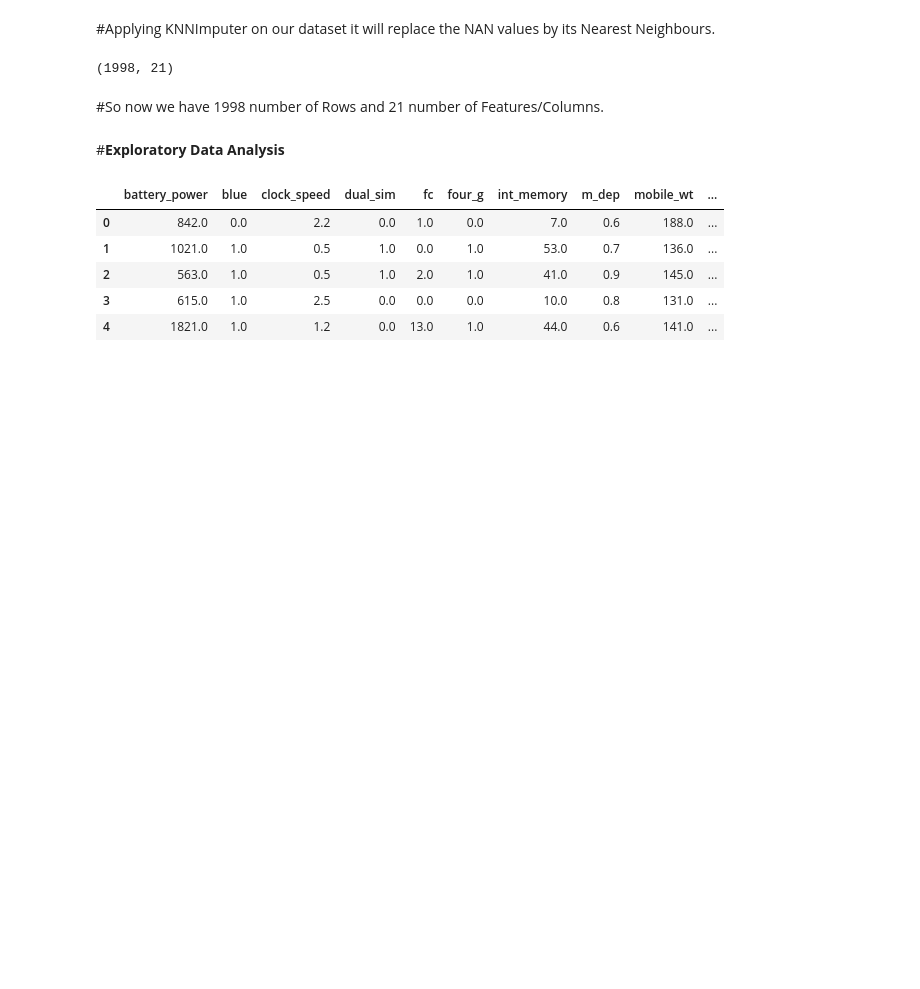
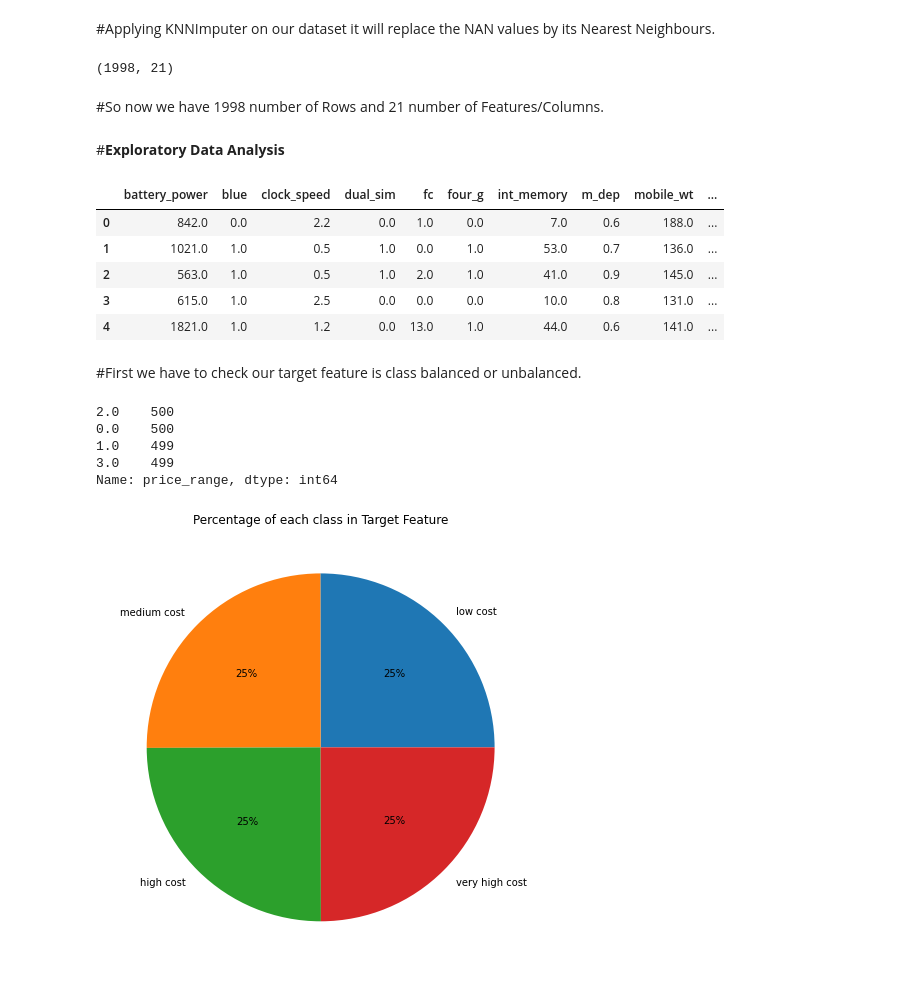
Before and after one commit to Lovejeet-Singh-31/Mobile-Price-Range-Prediction, a Jupyter notebook: Mobile_Price_Range_Prediction.ipynb, the cells around one changed output. Cells and saved outputs as stored; diff of their text form; code cells hidden in the pictures; blank space fills up the shorter version.

```diff
--- a/Mobile_Price_Range_Prediction.ipynb
+++ b/Mobile_Price_Range_Prediction.ipynb
@@ -253,3 +254,23 @@ mobile_df.head()
 | 2 | 563.0 | 1.0 | 0.5 | 1.0 | 2.0 | 1.0 | 41.0 | 0.9 | 145.0 | ... |
 | 3 | 615.0 | 1.0 | 2.5 | 0.0 | 0.0 | 0.0 | 10.0 | 0.8 | 131.0 | ... |
 | 4 | 1821.0 | 1.0 | 1.2 | 0.0 | 13.0 | 1.0 | 44.0 | 0.6 | 141.0 | ... |
+# %% [markdown]
+#First we have to check our target feature is class balanced or unbalanced.
+# %%
+# lets have look at our target variable's counts
+price_range_counts=mobile_df['price_range'].value_counts()
+price_range_counts
+# %% [output]
+2.0    500
+0.0    500
+1.0    499
+3.0    499
+Name: price_range, dtype: int64
+# %%
+labels = ["low cost", "medium cost", "high cost", "very high cost"]
+fig,ax=plt.subplots(figsize=(15,8))
+plt.pie(price_range_counts, labels=labels, autopct='%.0f%%')
+plt.title('Percentage of each class in Target Feature')
+plt.show()
+# %% [output]
+[figure, added]
```
Also changed, not shown: parts of 5 cells of this notebook.
